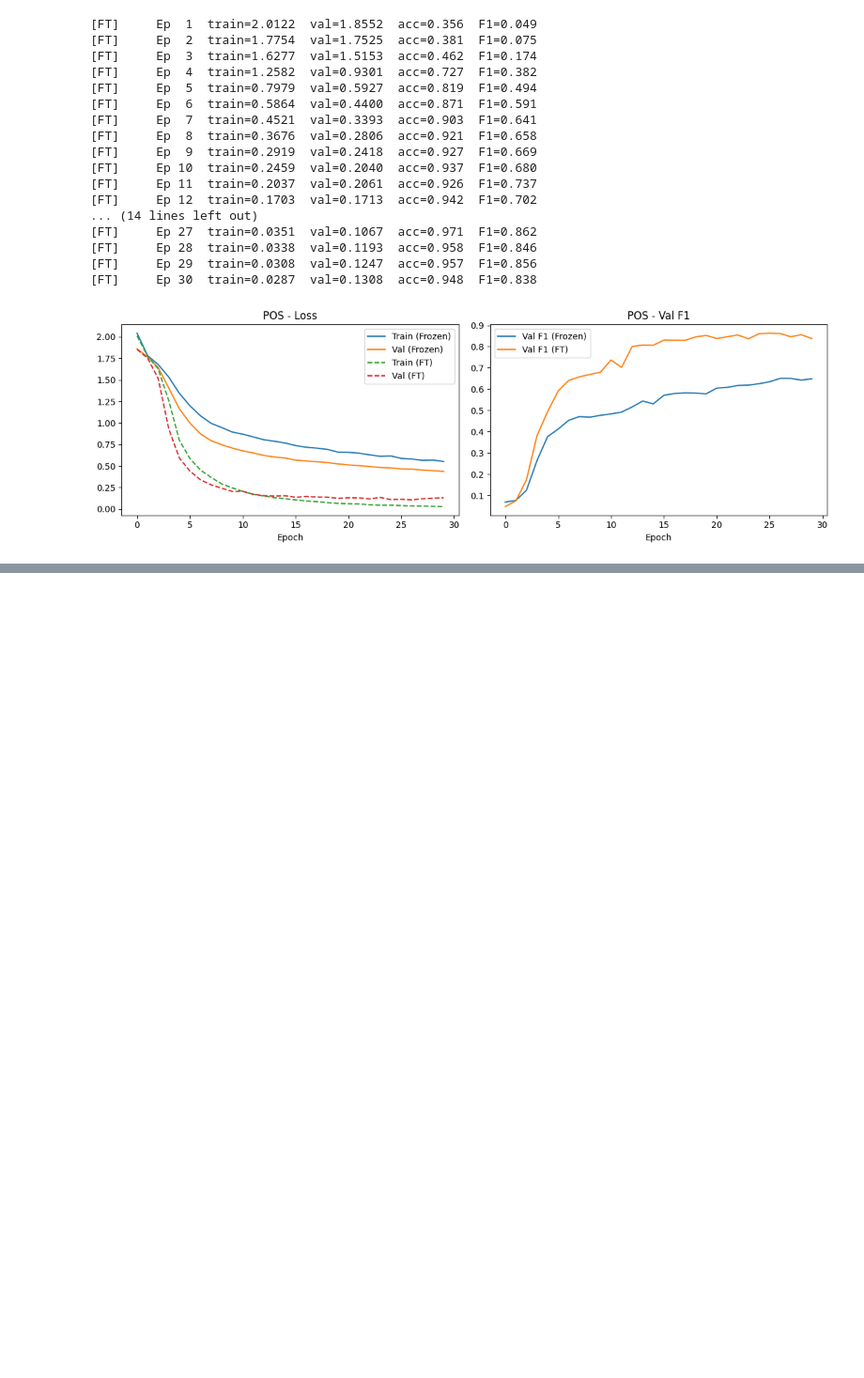
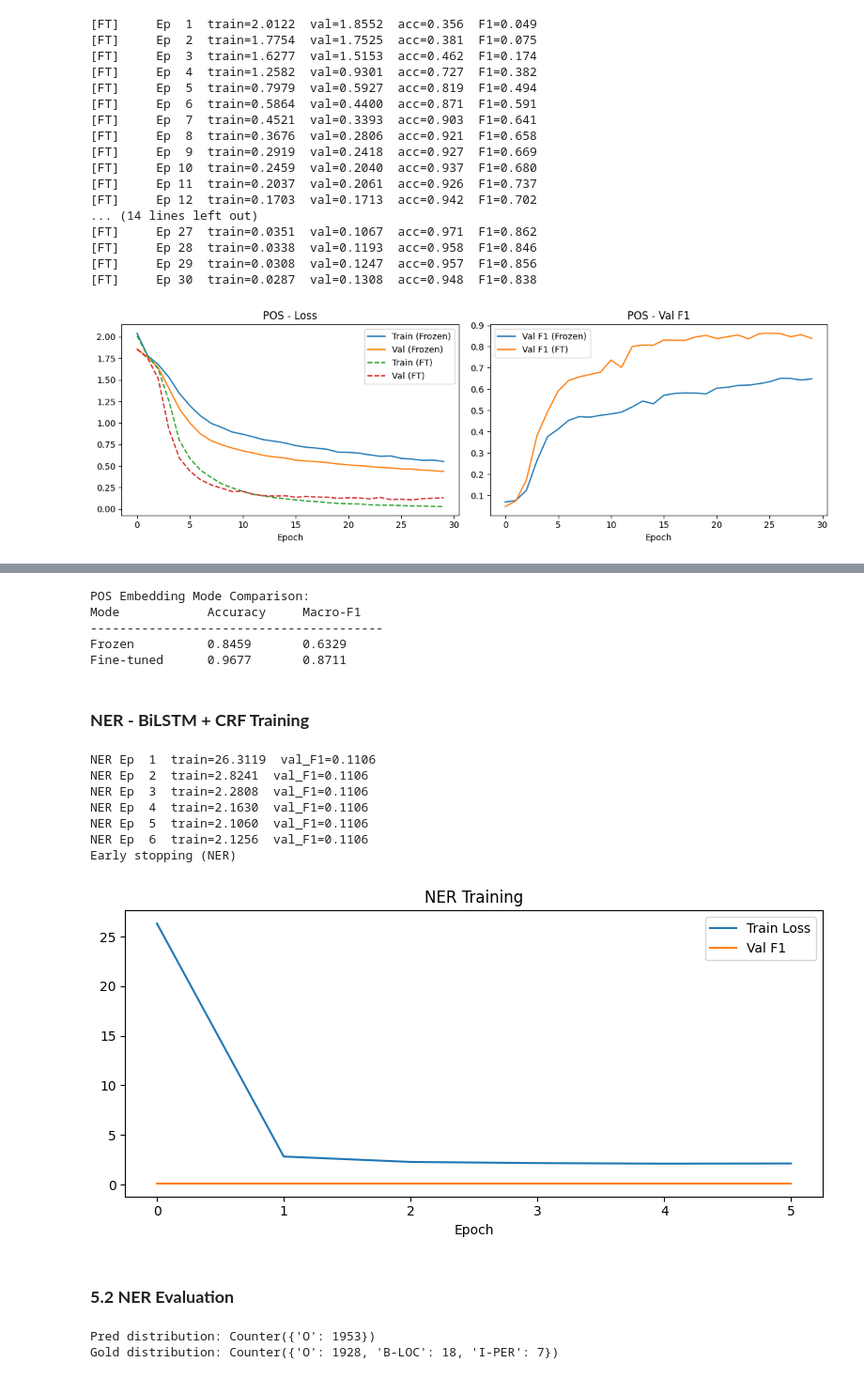
Before and after one commit to abeer-fatima47/i23-2643-NLP-Assignment2, a Jupyter notebook: i23-2643_Assignment2_DS-A.ipynb, the cells around one changed output, grey strips where cells are left out. Shown at 94% size. Drawn from its saved outputs; the diff is of its cells as text; code cells hidden in the pictures; blank space fills up the shorter version.

```diff
--- a/i23-2643_Assignment2_DS-A.ipynb
+++ b/i23-2643_Assignment2_DS-A.ipynb
@@ -1252,0 +1319,74 @@ plt.show()
+# %%
+
+# Frozen vs fine-tuned comparison
+pos_model_frozen.load_state_dict(torch.load('pos_frozen_best.pt', map_location=device))
+_, acc_fr, f1_fr, _, _ = eval_pos(pos_model_frozen, pos_test_dl)
+_, acc_ft, f1_ft, _, _ = eval_pos(pos_model_ft,     pos_test_dl)
+
+print("\nPOS Embedding Mode Comparison:")
+print(f"{'Mode':<15} {'Accuracy':<12} {'Macro-F1'}")
+print("-"*40)
+print(f"{'Frozen':<15} {acc_fr:<12.4f} {f1_fr:.4f}")
+print(f"{'Fine-tuned':<15} {acc_ft:<12.4f} {f1_ft:.4f}")
+# %% [output]
+POS Embedding Mode Comparison:
+Mode            Accuracy     Macro-F1
+----------------------------------------
+Frozen          0.8459       0.6329
+Fine-tuned      0.9677       0.8711
+# %% [markdown]
+### **NER - BiLSTM + CRF Training**
+# %%
+embed_dim = embeddings_w2v.shape[1]
+
+ner_model = BiLSTMTagger(V, embed_dim, 128, len(ner_tags_list),
+                         pretrained_emb=embeddings_w2v, freeze=False).to(device)
+crf_layer = CRF(len(ner_tags_list)).to(device)
+opt_ner = optim.Adam(list(ner_model.parameters())+list(crf_layer.parameters()),
+                     lr=1e-3, weight_decay=1e-4)
+
+best_ner_f1 = 0; wait_ner = 0
+train_losses_ner, val_f1s_ner = [], []
+
+for epoch in range(30):
+    tl = train_epoch_ner(ner_model, crf_layer, ner_train_dl, opt_ner)
+    vl, vf1, _, _ = eval_ner(ner_model, crf_layer, ner_val_dl)
+    train_losses_ner.append(tl); val_f1s_ner.append(vf1)
+    print(f"NER Ep {epoch+1:2d}  train={tl:.4f}  val_F1={vf1:.4f}")
+    if vf1 > best_ner_f1:
+        best_ner_f1 = vf1; wait_ner = 0
+        torch.save({'model': ner_model.state_dict(), 'crf': crf_layer.state_dict()},
+                   'bilstm_ner.pt')
+    else:
+        wait_ner += 1
+        if wait_ner >= PATIENCE:
+            print("Early stopping (NER)"); break
+
+plt.figure(figsize=(8,4))
+plt.plot(train_losses_ner, label='Train Loss'); plt.plot(val_f1s_ner, label='Val F1')
+plt.title('NER Training'); plt.xlabel('Epoch'); plt.legend()
+plt.tight_layout()
+plt.show()
+# %% [output]
+NER Ep  1  train=26.3119  val_F1=0.1106
+NER Ep  2  train=2.8241  val_F1=0.1106
+NER Ep  3  train=2.2808  val_F1=0.1106
+NER Ep  4  train=2.1630  val_F1=0.1106
+NER Ep  5  train=2.1060  val_F1=0.1106
+NER Ep  6  train=2.1256  val_F1=0.1106
+Early stopping (NER)
+[figure, added]
+# %% [markdown]
+### **5.2 NER Evaluation**
+# %%
+ckpt = torch.load('bilstm_ner.pt', map_location=device)
+ner_model.load_state_dict(ckpt['model']); crf_layer.load_state_dict(ckpt['crf'])
+
+# Check prediction distribution
+_, macro_f1_ner, ner_preds, ner_gold = eval_ner(ner_model, crf_layer, ner_test_dl)
+from collections import Counter
+print("Pred distribution:", Counter(idx2ner[p] for p in ner_preds))
+print("Gold distribution:", Counter(idx2ner[g] for g in ner_gold))
+# %% [output]
+Pred distribution: Counter({'O': 1953})
+Gold distribution: Counter({'O': 1928, 'B-LOC': 18, 'I-PER': 7})
```
Also changed, not shown: parts of 13 cells of this notebook, 1 other file.
